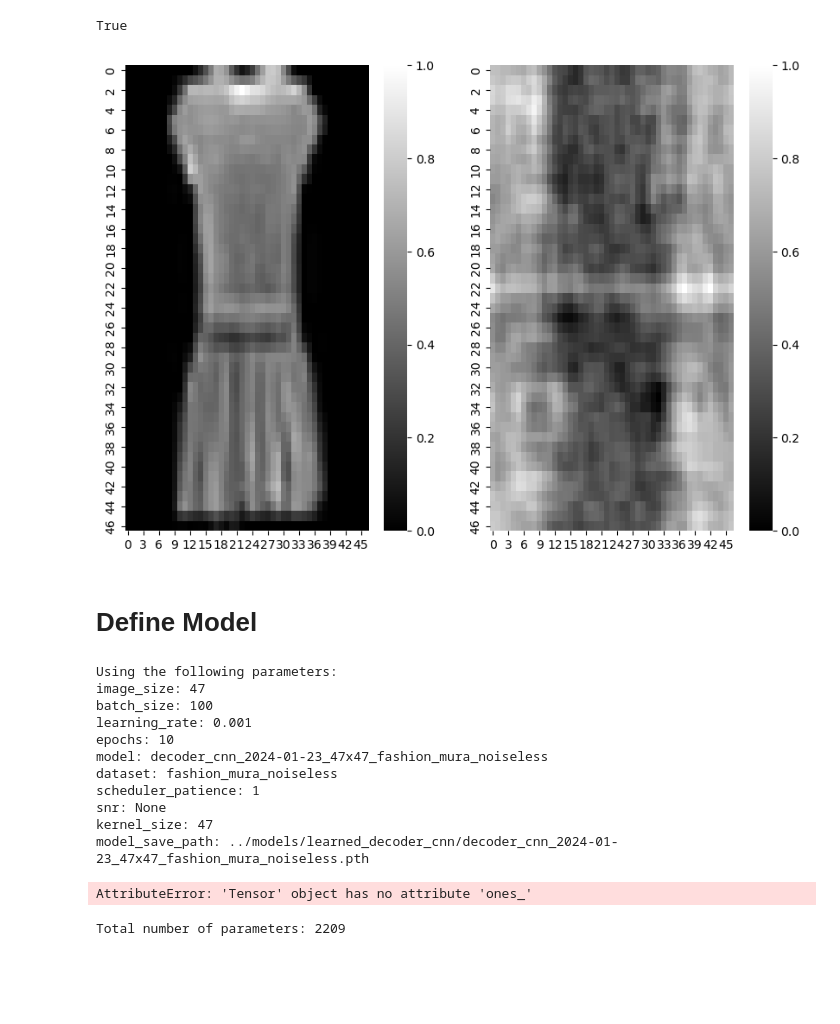
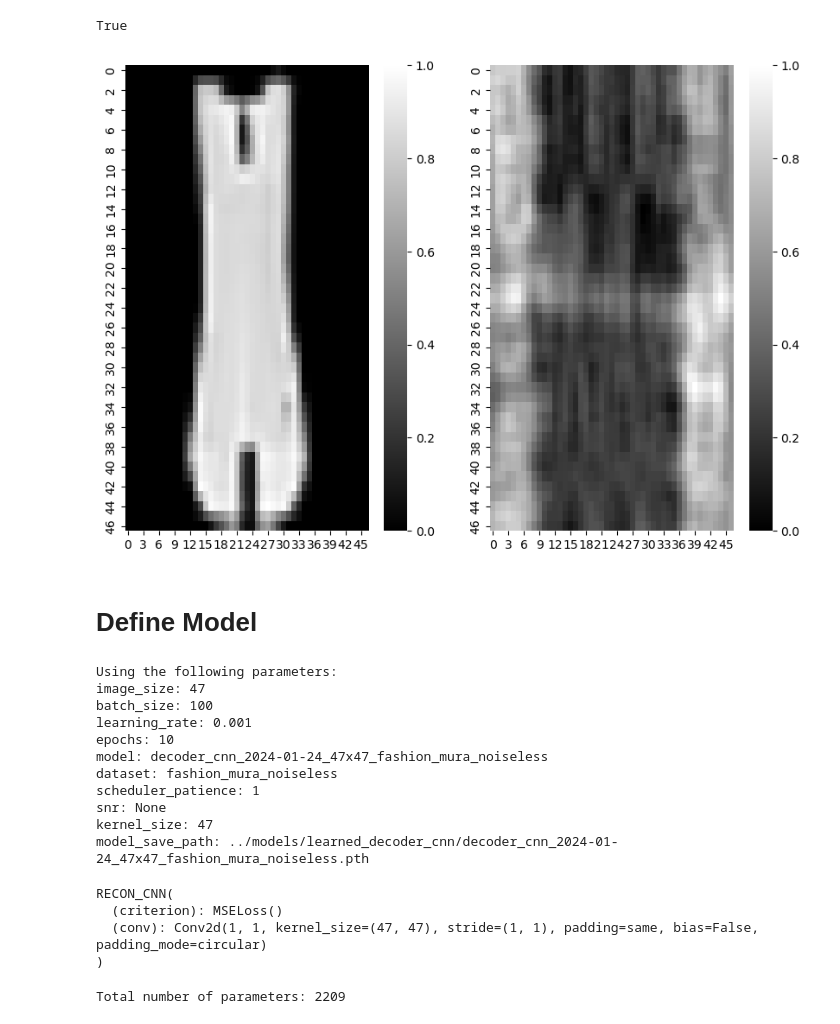
Before and after one commit to jornelasmunoz/UCM_Undergraduate_Research, a Jupyter notebook: jornelasmunoz/notebooks/learn_decoder.ipynb, the cells around one changed output. Cells and saved outputs as stored; diff of their text form; code cells hidden in the pictures; blank space fills up the shorter version.

Commit message:
Initialized weights with all 1s

```diff
--- a/jornelasmunoz/notebooks/learn_decoder.ipynb
+++ b/jornelasmunoz/notebooks/learn_decoder.ipynb
@@ -90,14 +90,14 @@ loaders = {}
 loaders['train'] = DataLoader(data_mura, batch_size=1, shuffle=False)
 # %%
 fig, axs = plt.subplots(1,2, figsize=(10,7))
-idx=3
+idx=4
 sns.heatmap(loaders['train'].dataset[idx]['target'].squeeze(0), cmap= 'gray', ax=axs[0])
 sns.heatmap(loaders['train'].dataset[idx]['img'].squeeze(0), cmap= 'gray', ax=axs[1])
 # axs[0].axis('off')
 # axs[1].axis('off')
 plt.show()
 # %% [output]
-[figure, old version]
+[figure, new version]
 # %% [markdown]
 # Define Model
 # %%
@@ -141,19 +139,23 @@ class RECON_CNN(torch.nn.Module):
 model = RECON_CNN(params)#.to(device)
 model.optimizer = torch.optim.Adam(model.parameters(), lr = model.params['learning_rate'])
 model.scheduler = torch.optim.lr_scheduler.ReduceLROnPlateau(model.optimizer, 'min',patience=model.params['scheduler_patience'], verbose=True)
+model.apply(weights_init)
 # %% [output]
 Using the following parameters:
 image_size: 47
 batch_size: 100
 learning_rate: 0.001
 epochs: 10
-model: decoder_cnn_2024-01-23_47x47_fashion_mura_noiseless
+model: decoder_cnn_2024-01-24_47x47_fashion_mura_noiseless
 dataset: fashion_mura_noiseless
 scheduler_patience: 1
 snr: None
 kernel_size: 47
-model_save_path: ../models/learned_decoder_cnn/decoder_cnn_2024-01-23_47x47_fashion_mura_noiseless.pth
+model_save_path: ../models/learned_decoder_cnn/decoder_cnn_2024-01-24_47x47_fashion_mura_noiseless.pth
-AttributeError: 'Tensor' object has no attribute 'ones_'
+RECON_CNN(
+  (criterion): MSELoss()
+  (conv): Conv2d(1, 1, kernel_size=(47, 47), stride=(1, 1), padding=same, bias=False, padding_mode=circular)
+)
 # %%
 # Count total number of parameters in model
 total_params = sum(p.numel() for p in model.parameters())
```
Also changed, not shown: parts of 4 cells of this notebook, 2 other files.
